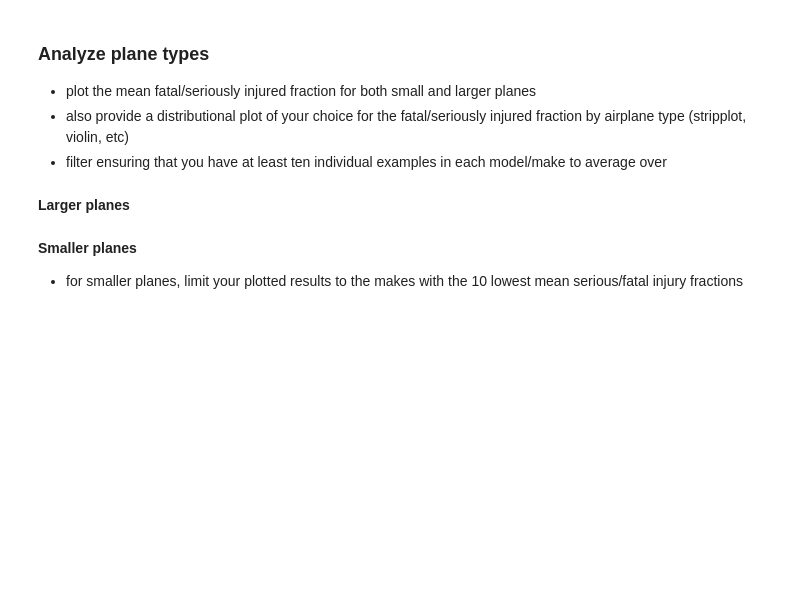
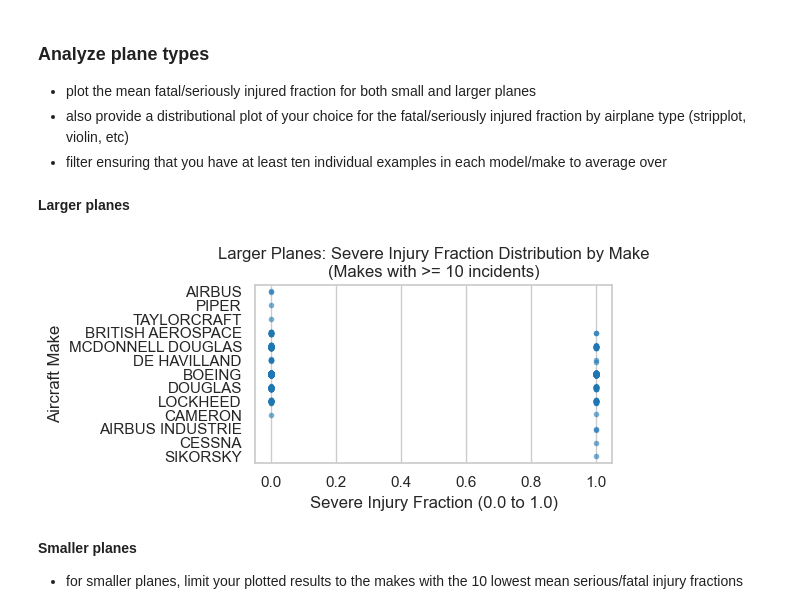
Before and after one commit to hereisphil/dsc-course0-m8-lab, a Jupyter notebook: Aviation_Accidents_Data_Analysis.ipynb, the cells around one changed output. Saved outputs shown, nothing was run; the diff lists cells and outputs as text; code cells hidden in the pictures; blank space fills up the shorter version.

```diff
--- a/Aviation_Accidents_Data_Analysis.ipynb
+++ b/Aviation_Accidents_Data_Analysis.ipynb
@@ -137,6 +254,35 @@ Sort your results and keep the lowest 15.
 - filter ensuring that you have at least ten individual examples in each model/make to average over
 # %% [markdown]
 **Larger planes**
+# %%
+# Find makes with at least 10 data points and filter the main dataset
+make_counts = data['Make'].value_counts()
+valid_makes = make_counts[make_counts >= 10].index
+filtered_data = data[data['Make'].isin(valid_makes)].copy()
+
+# Sort the makes automatically by their average injury rate so the graph looks clean
+large_makes_order = large_aircraft.groupby('Make')['Injury_Fraction'].mean().sort_values().index
+
+plt.figure(figsize=(6, 3))
+
+sns.stripplot(
+    data=large_aircraft,
+    y='Make',
+    x='Injury_Fraction',
+    order=large_makes_order,
+    size=4,
+    alpha=0.6,
+    jitter=True
+)
+
+plt.title("Larger Planes: Severe Injury Fraction Distribution by Make\n(Makes with >= 10 incidents)")
+plt.xlabel("Severe Injury Fraction (0.0 to 1.0)")
+plt.ylabel("Aircraft Make")
+
+plt.tight_layout()
+plt.show()
+# %% [output]
+[figure, added]
 # %% [markdown]
 **Smaller planes**
 - for smaller planes, limit your plotted results to the makes with the 10 lowest mean serious/fatal injury fractions
```
Also changed, not shown: parts of 6 cells of this notebook.
